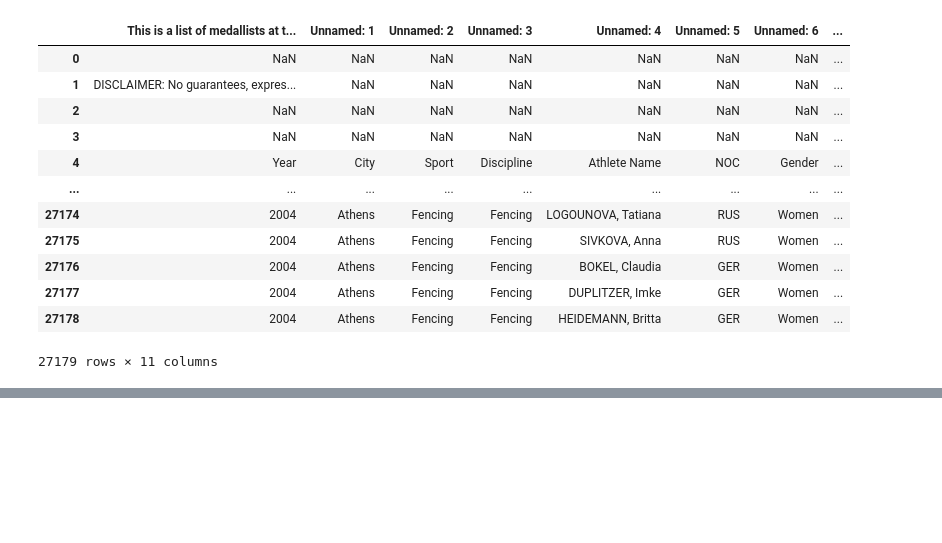
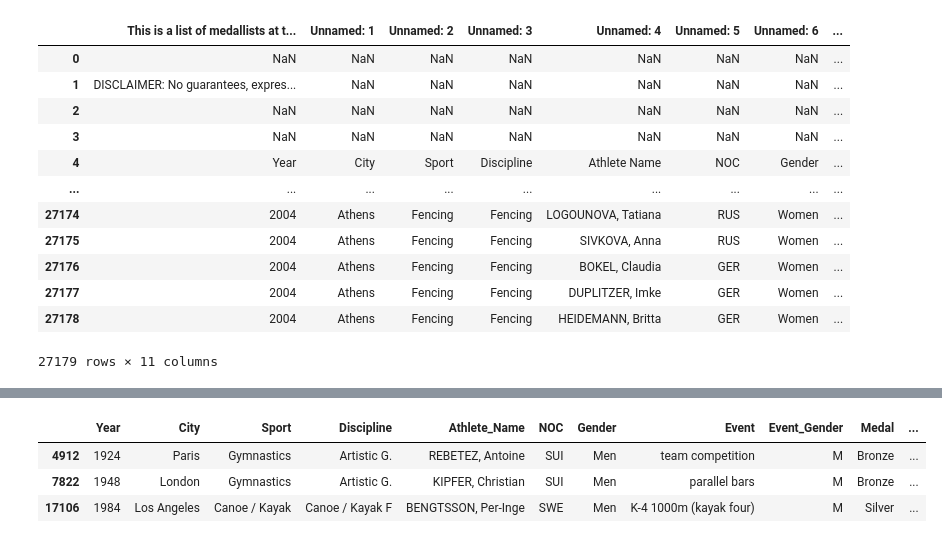
Before and after one commit to gcgauravchauhan10/Python_Practice_Codes, a Jupyter notebook: Practice with Pandas.ipynb, the cells around one changed output, grey strips where cells are left out. Saved outputs shown, nothing was run; the diff lists cells and outputs as text; code cells hidden in the pictures; blank space fills up the shorter version.

```diff
--- a/Practice with Pandas.ipynb
+++ b/Practice with Pandas.ipynb
@@ -133,0 +405,10 @@ pd.read_csv(filepath_or_buffer = 'olympics_1896_2004.csv')
+# %%
+mapper = {"Athlete Name" : "Athlete_Name",
+          "Event Gender" : "Event_Gender"}
+oo = oo.rename(columns=mapper) #Simply give the dict name and it will replace the aliases basis dict availability
+oo.sample(3)
+# %% [output]
+|  | Year | City | Sport | Discipline | Athlete_Name | NOC | Gender | Event | Event_Gender | Medal | ... |
+| 4912 | 1924 | Paris | Gymnastics | Artistic G. | REBETEZ, Antoine | SUI | Men | team competition | M | Bronze | ... |
+| 7822 | 1948 | London | Gymnastics | Artistic G. | KIPFER, Christian | SUI | Men | parallel bars | M | Bronze | ... |
+| 17106 | 1984 | Los Angeles | Canoe / Kayak | Canoe / Kayak F | BENGTSSON, Per-Inge | SWE | Men | K-4 1000m (kayak four) | M | Silver | ... |
```
Also changed, not shown: parts of 43 cells of this notebook.
